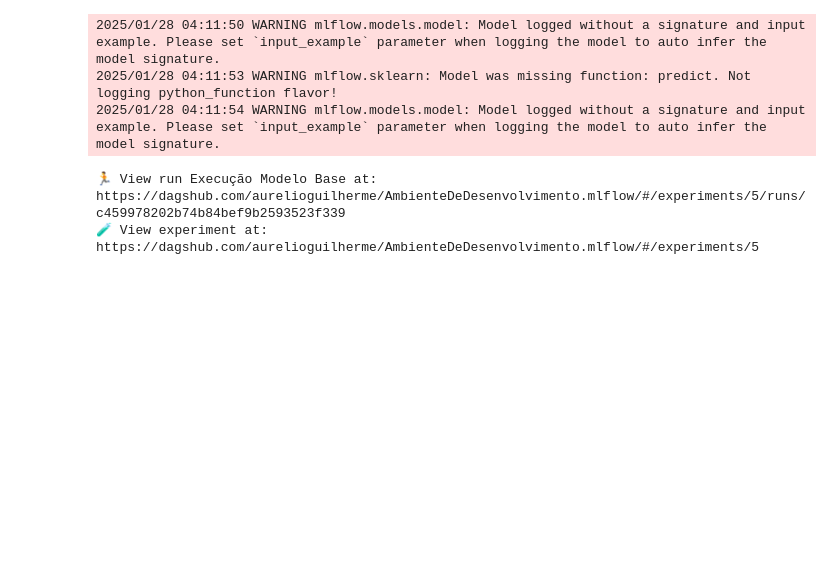
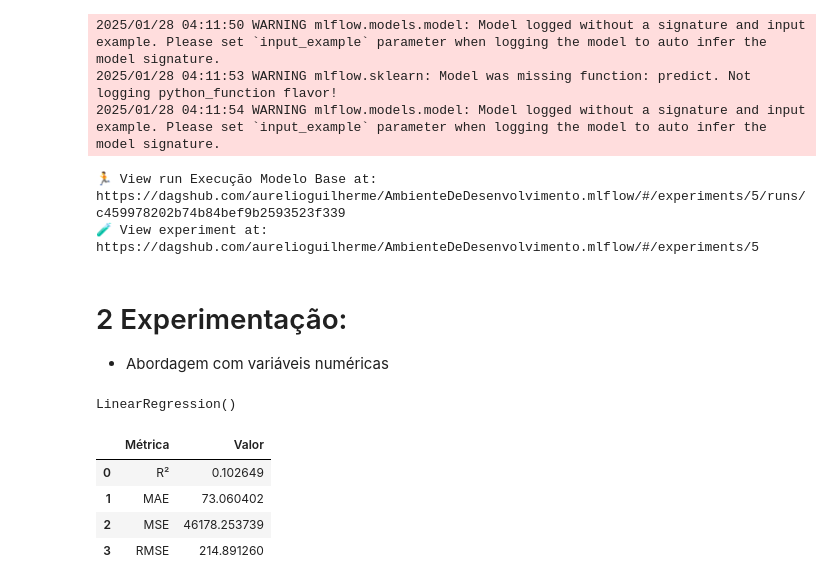
Before and after one commit to AurelioGuilherme/AmbienteDeDesenvolvimento, a Jupyter notebook: Notebooks/Models-Notebooks/modelo_regressao_linear_multipla.ipynb, the cells around one changed output. Drawn from its saved outputs; the diff is of its cells as text; code cells hidden in the pictures; blank space fills up the shorter version.

```diff
--- a/Notebooks/Models-Notebooks/modelo_regressao_linear_multipla.ipynb
+++ b/Notebooks/Models-Notebooks/modelo_regressao_linear_multipla.ipynb
@@ -150,3 +156,7 @@ with mlflow.start_run(run_name='Execução Modelo Base'):
 2025/01/28 04:11:54 WARNING mlflow.models.model: Model logged without a signature and input example. Please set `input_example` parameter when logging the model to auto infer the model signature.
 🏃 View run Execução Modelo Base at: https://dagshub.com/aurelioguilherme/AmbienteDeDesenvolvimento.mlflow/#/experiments/5/runs/c459978202b74b84bef9b2593523f339
 🧪 View experiment at: https://dagshub.com/aurelioguilherme/AmbienteDeDesenvolvimento.mlflow/#/experiments/5
+# %% [markdown]
+# 2 Experimentação:
+
+- Abordagem com variáveis numéricas
@@ -152,0 +202,19 @@ with mlflow.start_run(run_name='Execução Modelo Base'):
+# %%
+model = LinearRegression()
+model.fit(X_train, y_train)
+# %% [output]
+LinearRegression()
+# %%
+metricas = {'Métrica': ['R²', 'MAE', 'MSE', 'RMSE'],
+            'Valor': [r2_score(y_test, y_pred),
+                      mean_absolute_error(y_test, y_pred),
+                      mean_squared_error(y_test, y_pred),
+                      np.sqrt(mean_squared_error(y_test, y_pred))]}
+# %%
+pd.DataFrame(metricas)
+# %% [output]
+|  | Métrica | Valor |
+| 0 | R² | 0.102649 |
+| 1 | MAE | 73.060402 |
+| 2 | MSE | 46178.253739 |
+| 3 | RMSE | 214.891260 |
```
Also changed, not shown: parts of 8 cells of this notebook, 9 other files.
